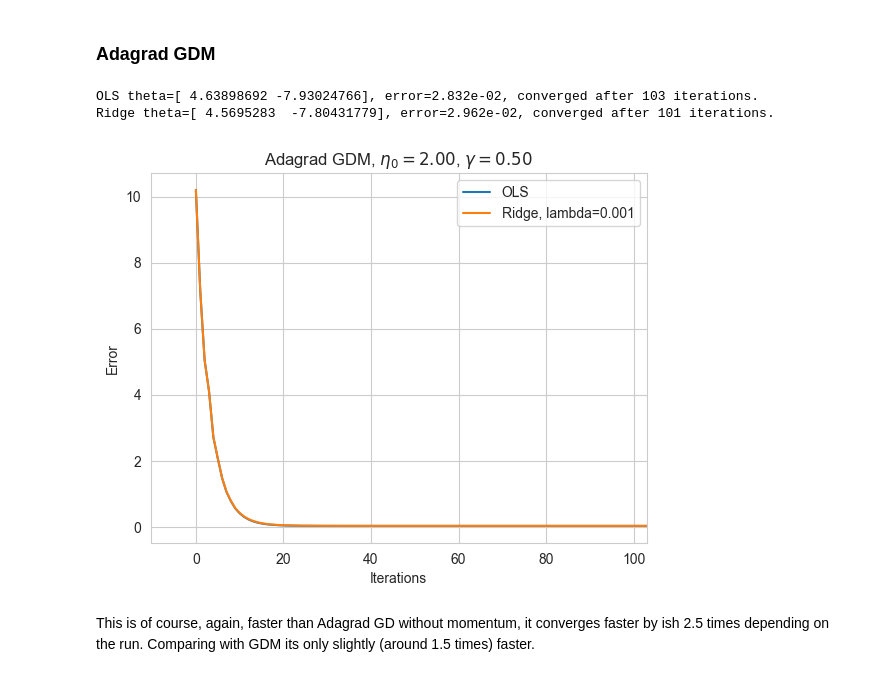
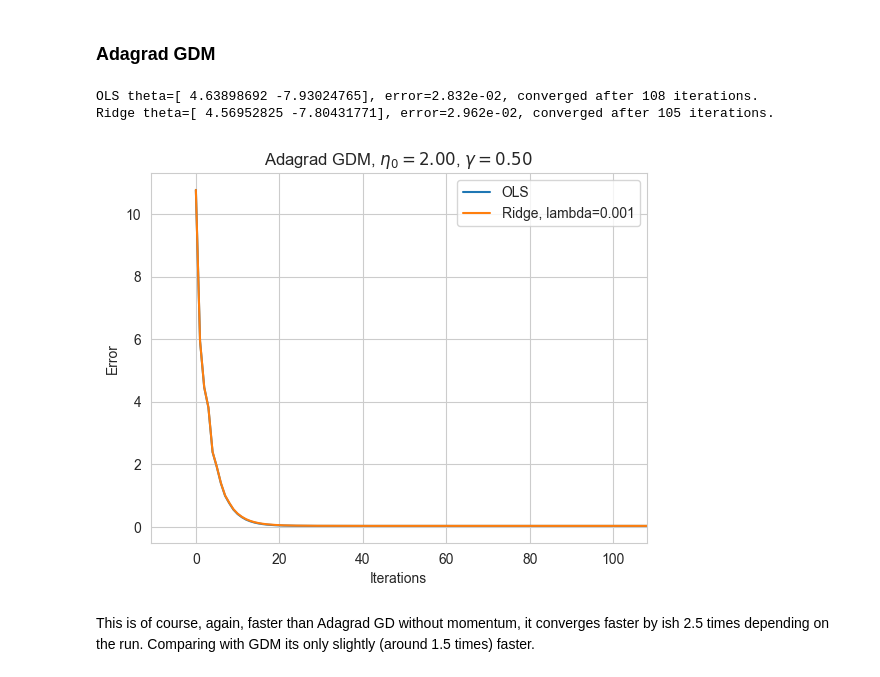
Before and after one commit to LassePladsen/FYS-STK3155-4155, a Jupyter notebook: Weekly exercises/42&42/Week 41&42 Lasse Pladsen.ipynb, the cells around one changed output. Cells and saved outputs as stored; diff of their text form; code cells hidden in the pictures.

```diff
--- a/Weekly exercises/42&42/Week 41&42 Lasse Pladsen.ipynb
+++ b/Weekly exercises/42&42/Week 41&42 Lasse Pladsen.ipynb
@@ -450,7 +450,7 @@ As mentioned my SGD code does not converge for some reason. Notably the error dr
 # %%
 # Parameters
 learn_rate = 7  # starting learning rate
-delta = theta_tol  # small value for numerical stability
+delta = 1e-8  # small value for numerical stability
 
 # store the theta errors for each iter
 errors_agd_ols = np.zeros(N_epoch)
@@ -501,7 +501,7 @@ for epoch_ridge in epoch_iters:
 plt.plot(epoch_iters, errors_agd_ols, label="OLS")
 plt.plot(epoch_iters, errors_agd_ridge, label=f"Ridge, lambda={lmbda}")
 plt.xlabel("Iterations")
-plt.ylabel(r"Error")
+plt.ylabel("Error")
 plt.title(f"Adagrad GD, $\eta_0={learn_rate:.2f}$")
 plt.xlim(-0.1 * epoch_ols, epoch_ols)
 plt.grid(True)
@@ -522,8 +522,8 @@ The convergence varies from each run to run between around $150$ to $280$ epochs
 # %%
 # Parameters
 learn_rate = 2  # starting learning rate
-momentum_rate = 0.5  # momentum rate
-delta = theta_tol  # small value for numerical stability
+momentum_rate = 0.5  # momentum rate gamma
+delta = delta  # small value for numerical stability
 
 # store the theta errors for each iter
 errors_agdm_ols = np.zeros(N_epoch)
@@ -565,37 +565,37 @@ for epoch_ridge in epoch_iters:
 
     # GDM
     gradient = grad_ridge(X, y, lmbda, theta_agdm_ridge)
     r += gradient * gradient
     new_change = learn_rate / (delta + np.sqrt(r)) * gradient + momentum_rate * change  # scale the learning rate with r
     theta_agdm_ridge -= new_change
 
     # Store MSE as error
     errors_agdm_ridge[epoch_ridge] = ols_cost(X, y, theta_agdm_ridge)
 
     change = new_change.copy()
 
     # Convergence test
     if all(abs(theta_agdm_ridge - theta_agdm_ridge_prev) <= theta_tol):
         errors_agdm_ridge[epoch_ridge:] = errors_agdm_ridge[epoch_ridge]
         break
 
 plt.plot(epoch_iters, errors_agdm_ols, label="OLS")
 plt.plot(epoch_iters, errors_agdm_ridge, label=f"Ridge, lambda={lmbda}")
 plt.xlabel("Iterations")
-plt.ylabel(r"Error")
+plt.ylabel("Error")
 plt.title(f"Adagrad GDM, $\eta_0={learn_rate:.2f}$, $\gamma={momentum_rate:.2f}$")
 plt.xlim(-0.1 * epoch_ols, epoch_ols)
 plt.grid(True)
 plt.legend()
 
 # Print theta values and convergence times
 print(f"OLS theta={theta_agdm_ols.ravel()}, error={errors_agdm_ols[-1]:.3e}, converged after {epoch_ols} iterations.")
 print(
     f"Ridge theta={theta_agdm_ridge.ravel()}, error={errors_agdm_ridge[-1]:.3e}, converged after {epoch_ridge} iterations.")
 # %% [output]
-OLS theta=[ 4.63898692 -7.93024766], error=2.832e-02, converged after 103 iterations.
-Ridge theta=[ 4.5695283  -7.80431779], error=2.962e-02, converged after 101 iterations.
+OLS theta=[ 4.63898692 -7.93024765], error=2.832e-02, converged after 108 iterations.
+Ridge theta=[ 4.56952825 -7.80431771], error=2.962e-02, converged after 105 iterations.
-[figure, old version]
+[figure, new version]
 # %% [markdown]
 This is of course, again, faster than Adagrad GD without momentum, it converges faster by ish 2.5 times depending on the run. Comparing with GDM its only slightly (around 1.5 times) faster.
 # %% [markdown]
```
Also changed, not shown: parts of 12 cells of this notebook.
